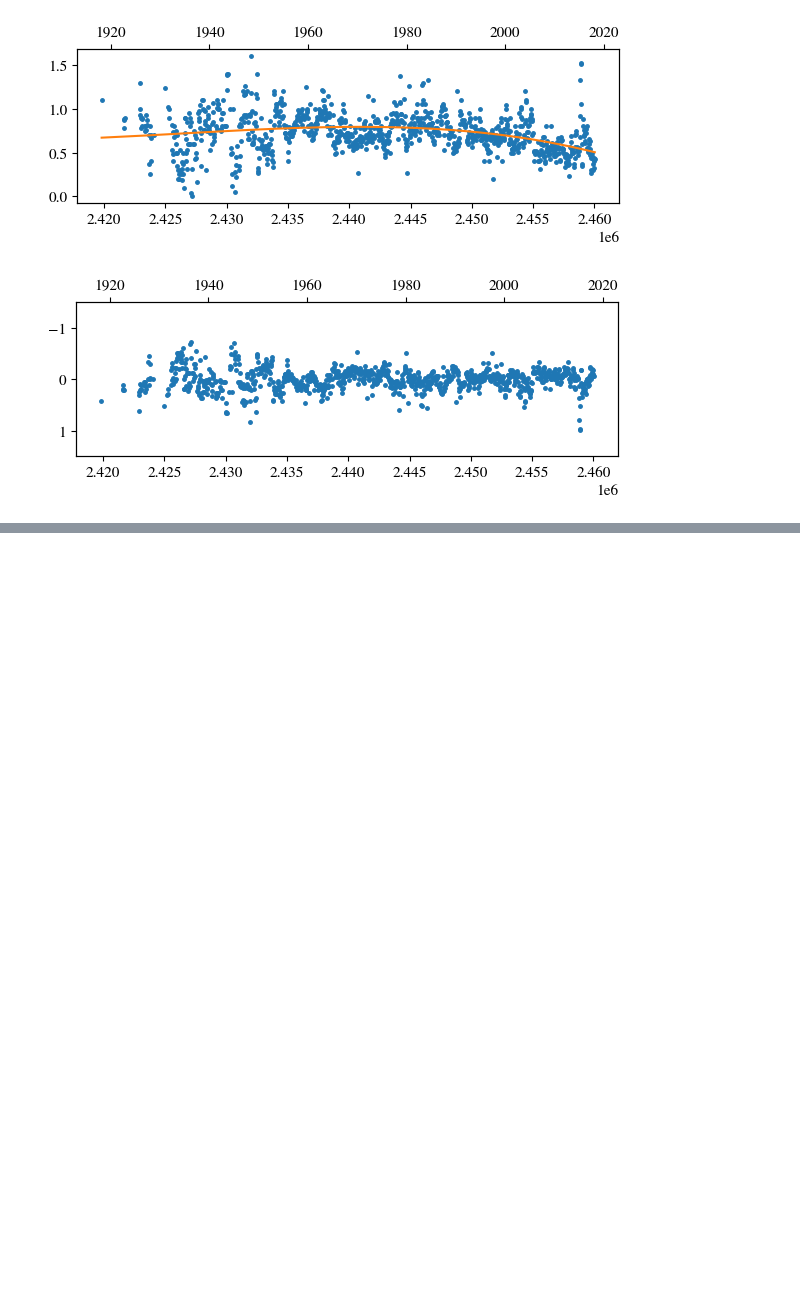
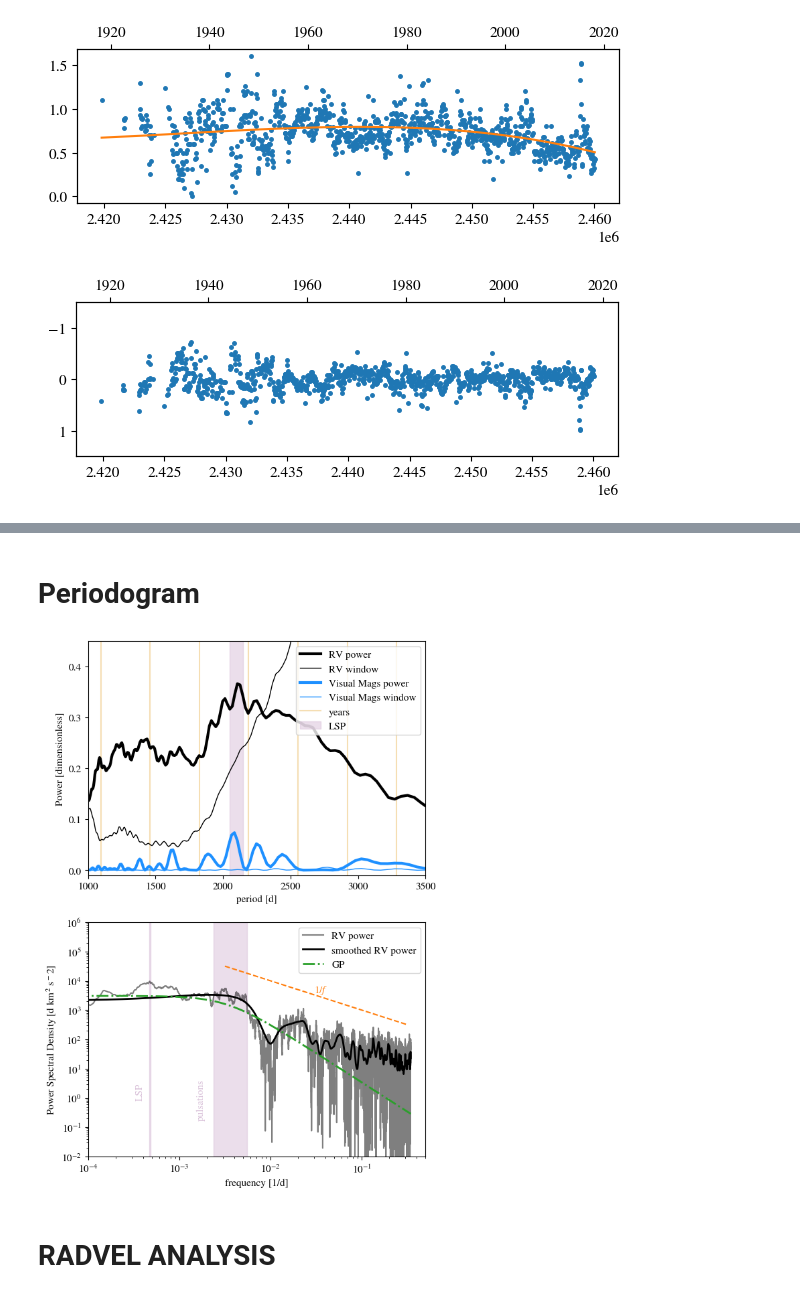
Before and after one commit to morganemacleod/BetelgeuseLittleFriend, a Jupyter notebook: Betelgeuse_LittleFriend_Analysis.ipynb, the cells around one changed output, grey strips where cells are left out. Drawn from its saved outputs; the diff is of its cells as text; code cells hidden in the pictures; blank space fills up the shorter version.

```diff
--- a/Betelgeuse_LittleFriend_Analysis.ipynb
+++ b/Betelgeuse_LittleFriend_Analysis.ipynb
@@ -133,0 +136,78 @@ plt.savefig("figs/rv_aavso_summary.pdf",bbox_inches='tight')
+# %% [markdown]
+# Periodogram
+# %%
+from astropy.timeseries import LombScargle
+
+
+window_fr, window = LombScargle(rva['JD'], np.ones_like(rva['RV'])).autopower()
+fr, power = LombScargle(rva['JD'], rva['RV']).autopower()
+a_fr, a_pow = LombScargle(aavsoT['JD'],aavsoT['mag']).autopower()
+a_wfr,a_wpow = LombScargle(aavsoT['JD'],np.ones_like(aavsoT['mag'])).autopower()
+
+
+plt.figure(figsize=(6.5,10))
+plt.subplot(211)
+plt.plot(1/fr,power,label='RV power',ls='-',lw=3,color='k')
+plt.plot(1/window_fr,window,label='RV window',lw=1,color='k')
+plt.plot(1/a_fr,a_pow,label='Visual Mags power',ls='-',lw=3,color='dodgerblue')
+plt.plot(1/a_wfr,a_wpow,label='Visual Mags window',ls='-',lw=1,color='dodgerblue')
+
+
+for i in range(10):
+    plt.axvline(i*365,color='wheat',label=np.where(i==0,'years',''),zorder=0)
+
+#plt.axvline(2110,color='Cyan',ls="--",label='2110 d',zorder=0)
+plt.axvspan(2050,2150,alpha=0.5,color='thistle',label='LSP')
+
+
+#plt.semilogx()
+plt.xlim(1000,3500)
+plt.ylim(-0.01,0.45)
+plt.legend(loc='upper right')
+plt.xlabel('period [d]')
+plt.ylabel('Power [dimensionless]')
+
+
+
+
+from astropy.convolution import Gaussian1DKernel, convolve
+
+plt.subplot(212)
+
+def Sexp(f,l=3000):
+    """ f is in [1/d], ref: p28: https://gpss.cc/gpss21/slides/Heinonen2021.pdf,
+     Wolfram Alpha: "Fourier transform exp(- |x|/l)" (normalization 1)  """
+    return 2*l/(1+(l*f)**2)  #((1/l + l*f**2  ))**-1
+
+
+rv = Table.read("RVs/BG_rvall.csv")
+fr, power = LombScargle(rv["JD"], rv['RV'],normalization='psd').autopower(method='auto')
+
+
+
+plt.loglog(fr,power,label='RV power',ls='-',alpha=0.5,color='k')
+plt.loglog(fr,convolve(power,Gaussian1DKernel(300)),label='smoothed RV power',ls='-',lw=2,color='k')
+plt.xlabel('frequency [1/d]')
+plt.ylabel('Power Spectral Density [d km$^2$ s$^-2$]')
+
+xp = np.logspace(-2.5,-0.5,100)
+plt.plot(xp,1e2/xp,ls='--',color='C1')
+
+plt.axvspan(1/2150,1/2050,alpha=0.5,color='thistle')
+plt.axvspan(1/420,1/180,alpha=0.5,color='thistle')
+plt.annotate("LSP",(1/3000,1),rotation=90,color='thistle')
+plt.annotate("pulsations",(1/650,0.2),rotation=90,color='thistle')
+plt.annotate("$1/f$",(0.03,4e3),color='C1')
+
+plt.plot(fr,2.26**2 * Sexp(fr,l=300),ls='-.',label='GP',lw=2,color='C2')
+
+plt.xlim(1e-4,0.5)
+plt.ylim(1e-2,1e6)
+plt.legend(loc="upper right")
+
+
+plt.savefig("figs/power_spec.pdf",bbox_inches='tight',dpi=300)
+# %% [output]
+[figure, added]
+# %% [markdown]
+# RADVEL ANALYSIS
```
Also changed, not shown: parts of 4 cells of this notebook, 2 other files.
